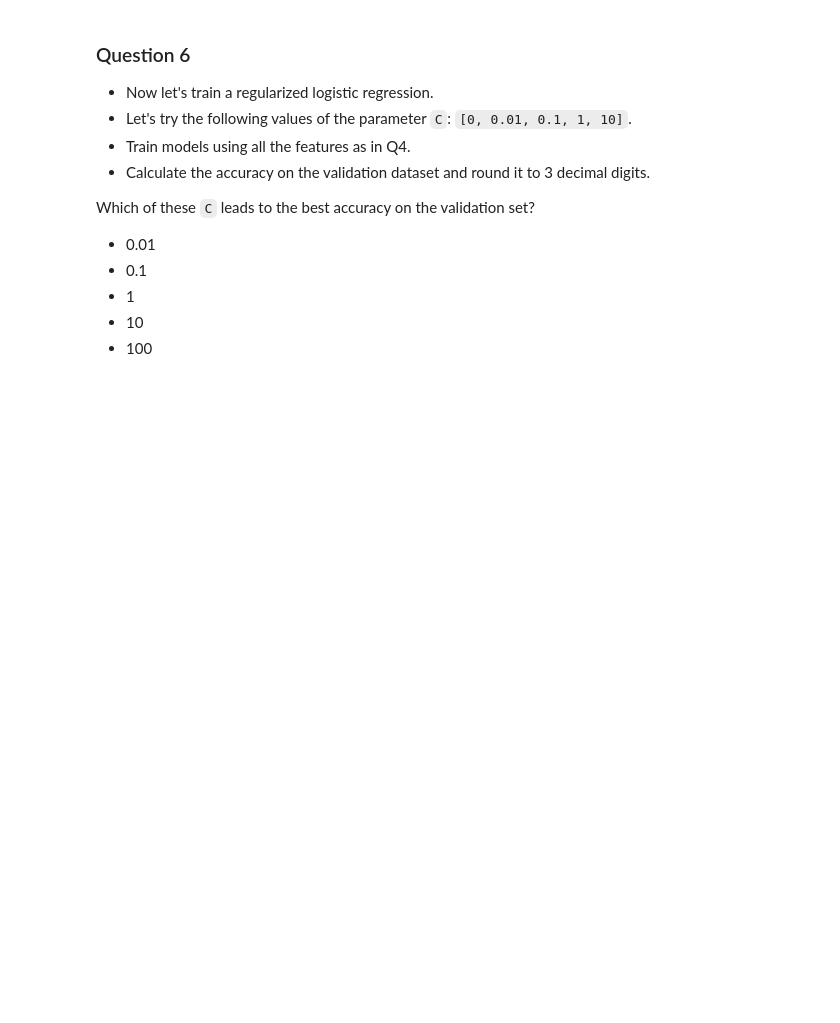
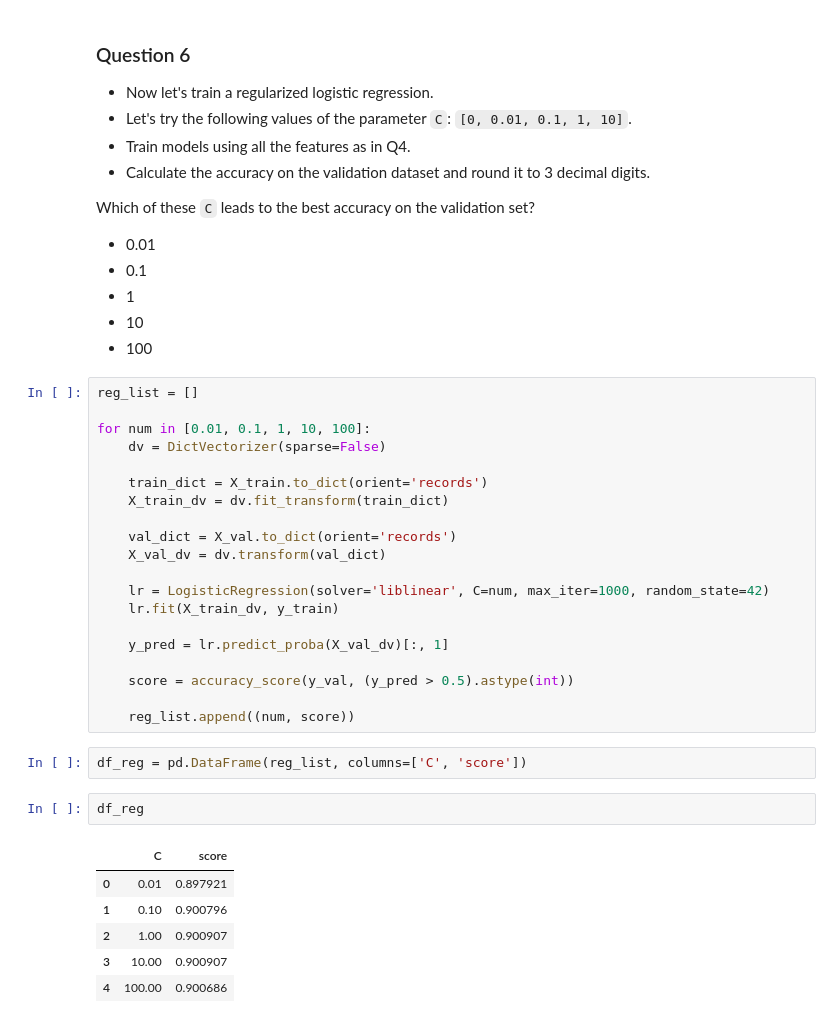
Before and after one commit to DRPproton/ml-zoomcamp_2024, a Jupyter notebook: week-3/homework3.ipynb, the cells around one changed output. Cells and saved outputs as stored; diff of their text form; blank space fills up the shorter version.

```diff
--- a/week-3/homework3.ipynb
+++ b/week-3/homework3.ipynb
@@ -358,3 +358,34 @@ Which of these `C` leads to the best accuracy on the validation set?
 - 1
 - 10
 - 100
+# %%
+reg_list = []
+
+for num in [0.01, 0.1, 1, 10, 100]:
+    dv = DictVectorizer(sparse=False)
+
+    train_dict = X_train.to_dict(orient='records')
+    X_train_dv = dv.fit_transform(train_dict)
+
+    val_dict = X_val.to_dict(orient='records')
+    X_val_dv = dv.transform(val_dict)
+
+    lr = LogisticRegression(solver='liblinear', C=num, max_iter=1000, random_state=42)
+    lr.fit(X_train_dv, y_train)
+
+    y_pred = lr.predict_proba(X_val_dv)[:, 1]
+
+    score = accuracy_score(y_val, (y_pred > 0.5).astype(int))
+
+    reg_list.append((num, score))
+# %%
+df_reg = pd.DataFrame(reg_list, columns=['C', 'score'])
+# %%
+df_reg
+# %% [output]
+|  | C | score |
+| 0 | 0.01 | 0.897921 |
+| 1 | 0.10 | 0.900796 |
+| 2 | 1.00 | 0.900907 |
+| 3 | 10.00 | 0.900907 |
+| 4 | 100.00 | 0.900686 |
```
